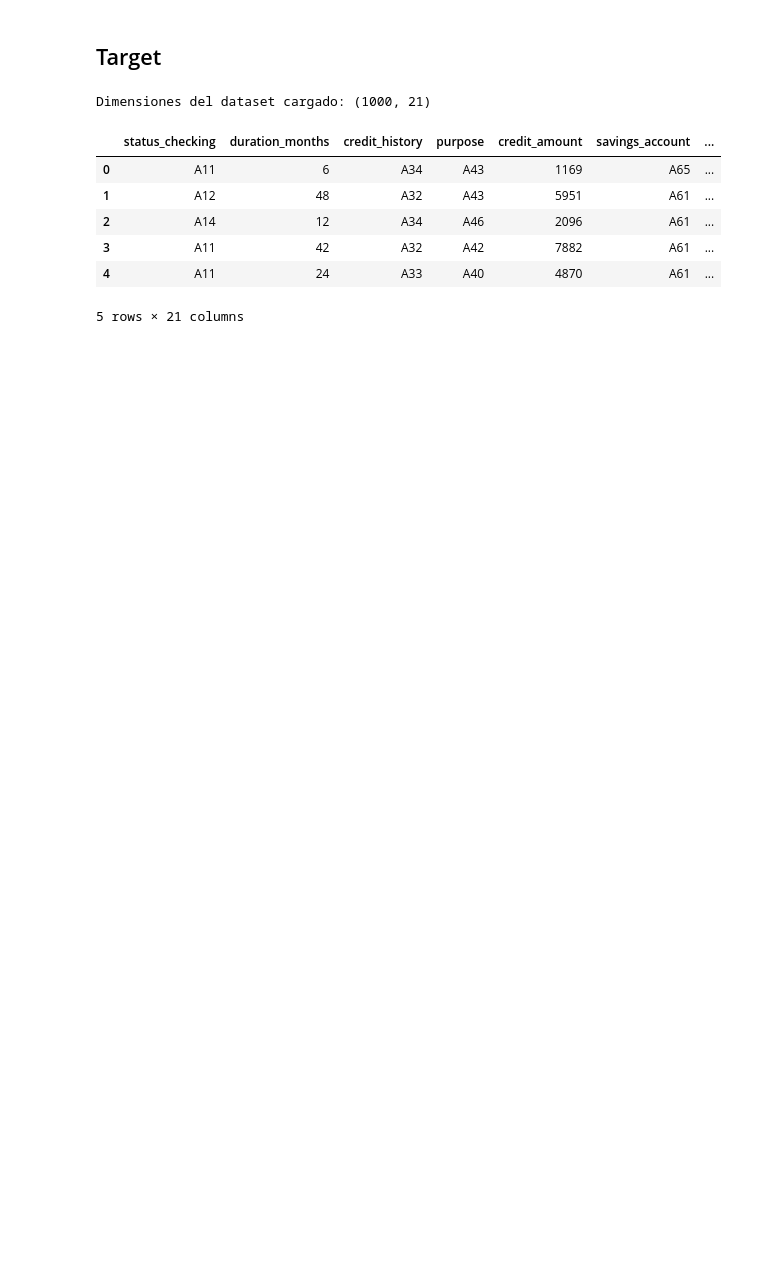
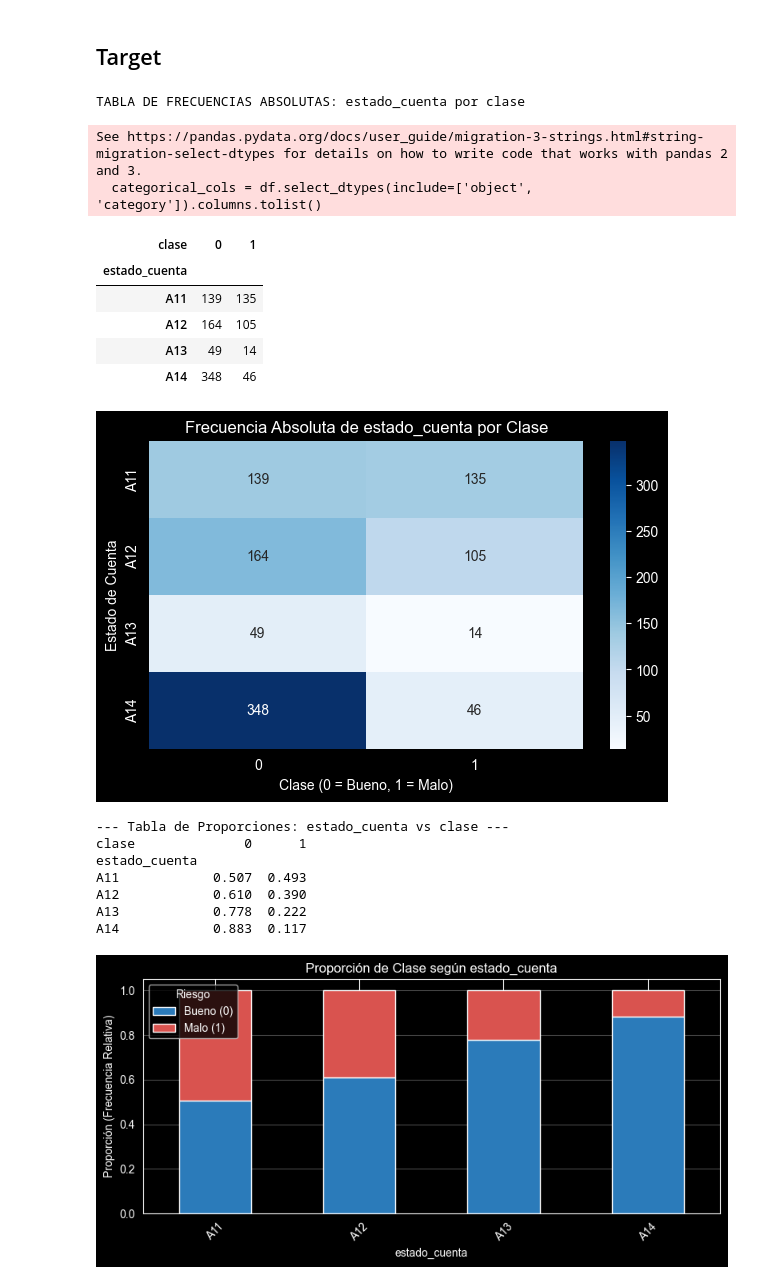
Before and after one commit to JohelBarquero/ProyectoA_RiesgoCrediticio, a Jupyter notebook: notebooks/EDA.ipynb, the cells around one changed output. Drawn from its saved outputs; the diff is of its cells as text; code cells hidden in the pictures; blank space fills up the shorter version.

```diff
--- a/notebooks/EDA.ipynb
+++ b/notebooks/EDA.ipynb
@@ -175,9 +390,11 @@ See https://pandas.pydata.org/docs/user_guide/migration-3-strings.html#string-mi
 # %% [markdown]
 ## Visualización de distribuciones para variables numéricas
 # %%
+graph_num_cols = [col for col in numeric_cols if col != 'clase']
+
 if len(numeric_cols) > 0:
-    n_cols = min(3, len(numeric_cols))
-    n_rows = (len(numeric_cols) + n_cols - 1) // n_cols
+    n_cols = min(3, len(graph_num_cols))
+    n_rows = (len(graph_num_cols) + n_cols - 1) // n_cols
 
     fig, axes = plt.subplots(n_rows, n_cols, figsize=(15, 5*n_rows))
     if n_rows == 1:
@@ -199,7 +416,7 @@ if len(numeric_cols) > 0:
     plt.tight_layout()
     plt.show()
 
-# Boxplots para detectar outliers
+# Boxplots para detectar outliers con las mismas columnas actualizadas
 if len(numeric_cols) > 0:
     fig, axes = plt.subplots(n_rows, n_cols, figsize=(15, 5*n_rows))
     if n_rows == 1:
@@ -277,30 +535,53 @@ if len(categorical_cols) > 0 and len(numeric_cols) > 0:
 # %% [markdown]
 ## Target
 # %%
-column_names = [
-    'status_checking', 'duration_months', 'credit_history', 'purpose',
-    'credit_amount', 'savings_account', 'employment_since', 'investment_rate',
-    'status_sex', 'other_debtors', 'residence_since', 'property',
-    'age', 'other_installments', 'housing', 'existing_credits',
-    'job', 'people_liable', 'telephone', 'foreign_worker', 'target'
-]
+# Identificamos las variables categóricas reales presentes
+categorical_cols = df.select_dtypes(include=['object', 'category']).columns.tolist()
 
-raw_data_path = "../data/raw/german.data"
+# Frecuencia inicial específica solicitada para el estado de cuenta
+if 'estado_cuenta' in df.columns:
+    print("TABLA DE FRECUENCIAS ABSOLUTAS: estado_cuenta por clase")
+    crosstab_cuenta = pd.crosstab(df['estado_cuenta'], df['clase'])
+    display(crosstab_cuenta)
 
-df = pd.read_csv(raw_data_path, sep=r'\s+', names=column_names, header=None)
+    plt.figure(figsize=(7, 4))
+    sns.heatmap(crosstab_cuenta, annot=True, fmt='d', cmap='Blues')
+    plt.title('Frecuencia Absoluta de estado_cuenta por Clase')
+    plt.ylabel('Estado de Cuenta')
+    plt.xlabel('Clase (0 = Bueno, 1 = Malo)')
+    plt.show()
 
-# El dataset original usa 1 para buen crédito y 2 para mal crédito.
-# Lo transformamos a 0 (Buen Crédito) y 1 (Mal Crédito).
-df['target'] = df['target'].map({1: 0, 2: 1})
+# Iteración general de comportamiento para todas las categóricas
+for col in categorical_cols:
+    print(f"\n--- Tabla de Proporciones: {col} vs clase ---")
+    crosstab_rel = pd.crosstab(df[col], df['clase'], normalize='index')
+    print(crosstab_rel.round(3))
 
-print(f"Dimensiones del dataset cargado: {df.shape}")
-df.head()
+    crosstab_rel.plot(kind='bar', stacked=True, figsize=(8, 4), color=['#2b7bba', '#d9534f'])
+    plt.title(f'Proporción de Clase según {col}')
+    plt.xlabel(col)
+    plt.ylabel('Proporción (Frecuencia Relativa)')
+    plt.legend(title='Riesgo', labels=['Bueno (0)', 'Malo (1)'], loc='upper left')
+    plt.xticks(rotation=45)
+    plt.grid(axis='y', alpha=0.3)
+    plt.tight_layout()
+    plt.show()
 # %% [output]
-Dimensiones del dataset cargado: (1000, 21)
+TABLA DE FRECUENCIAS ABSOLUTAS: estado_cuenta por clase
+See https://pandas.pydata.org/docs/user_guide/migration-3-strings.html#string-migration-select-dtypes for details on how to write code that works with pandas 2 and 3.
+  categorical_cols = df.select_dtypes(include=['object', 'category']).columns.tolist()
-|  | status_checking | duration_months | credit_history | purpose | credit_amount | savings_account | ... |
-| 0 | A11 | 6 | A34 | A43 | 1169 | A65 | ... |
-| 1 | A12 | 48 | A32 | A43 | 5951 | A61 | ... |
-| 2 | A14 | 12 | A34 | A46 | 2096 | A61 | ... |
-| 3 | A11 | 42 | A32 | A42 | 7882 | A61 | ... |
-| 4 | A11 | 24 | A33 | A40 | 4870 | A61 | ... |
+| clase | 0 | 1 |
+| estado_cuenta |  |  |
+| A11 | 139 | 135 |
+| A12 | 164 | 105 |
+| A13 | 49 | 14 |
+| A14 | 348 | 46 |
-5 rows × 21 columns
+[figure, added]
+--- Tabla de Proporciones: estado_cuenta vs clase ---
+clase              0      1
+estado_cuenta
+A11            0.507  0.493
+A12            0.610  0.390
+A13            0.778  0.222
+A14            0.883  0.117
+[figure, added]
```
Also changed, not shown: parts of 26 cells of this notebook, 3 other files.
